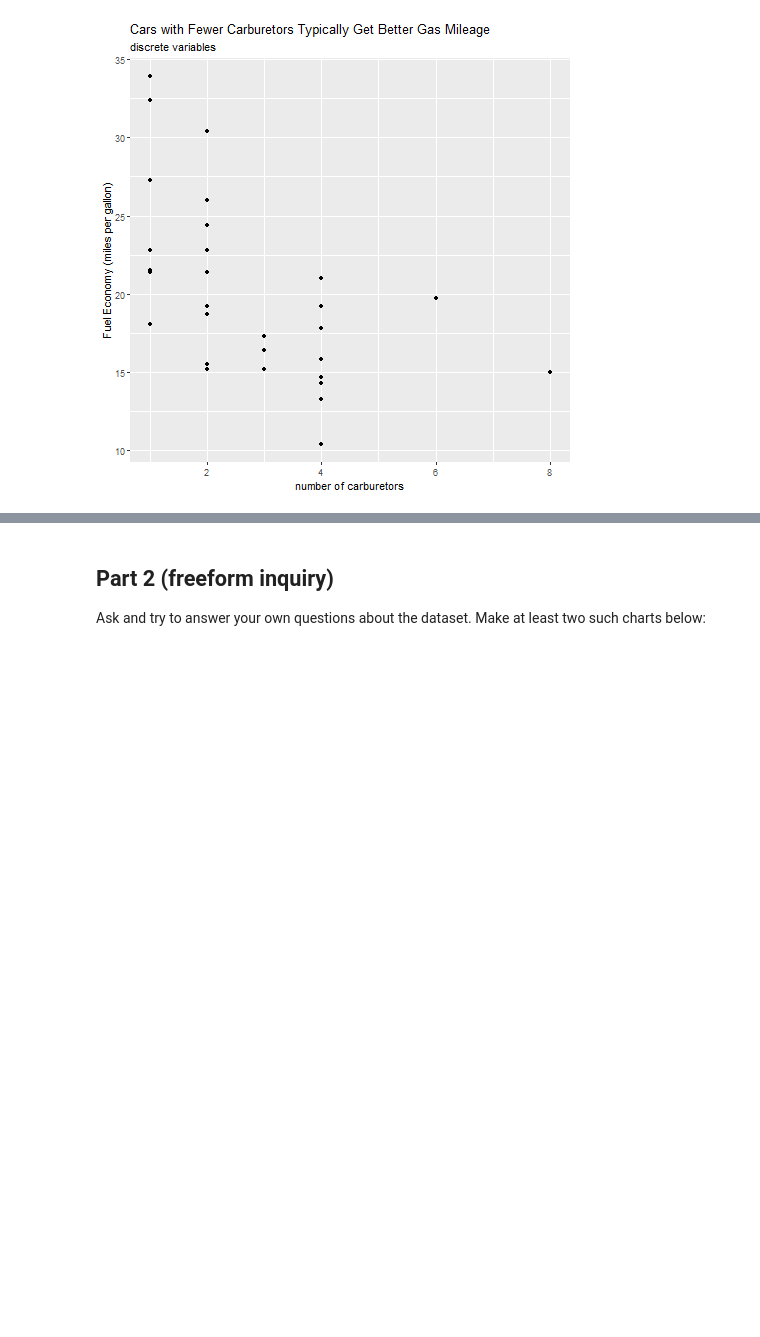
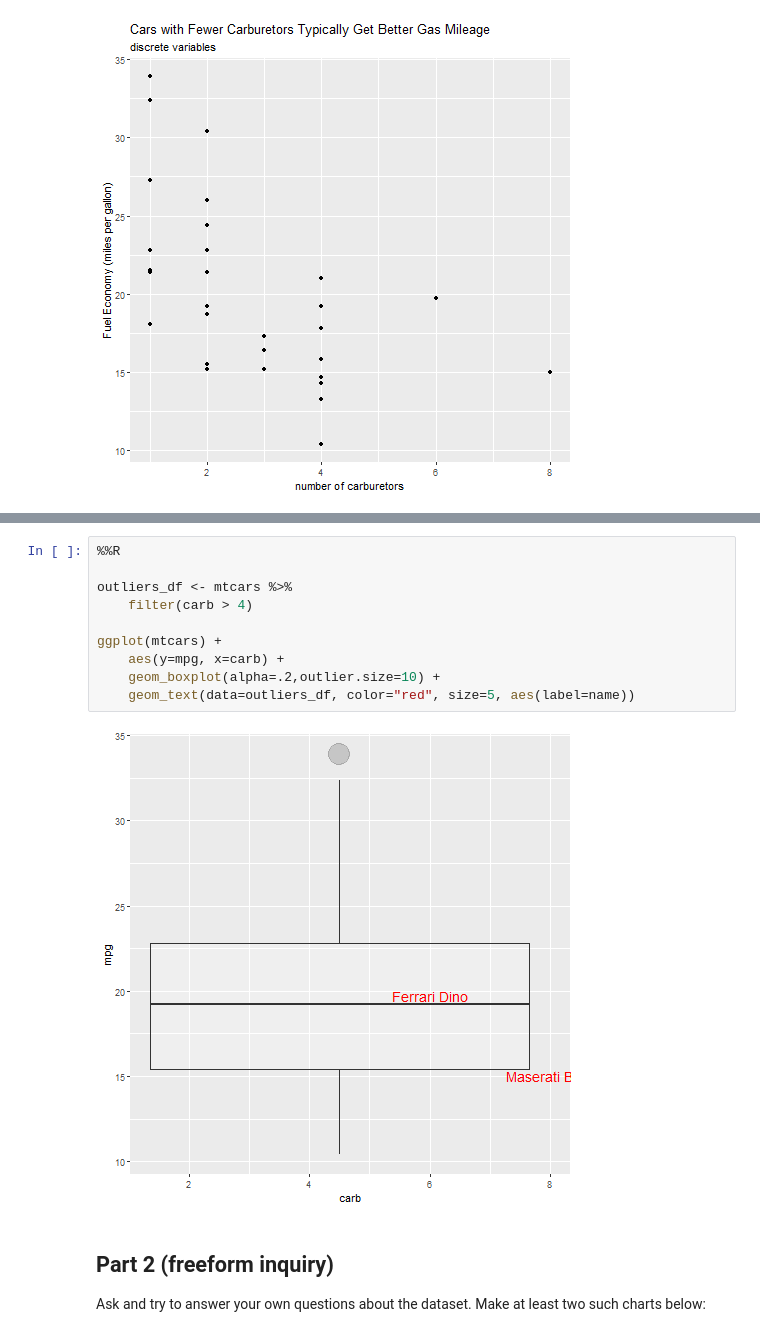
Before and after one commit to data4news-students/mtcars-exploratory-juhanarossi, a Jupyter notebook: notebook.ipynb, the cells around one changed output, grey strips where cells are left out. Cells and saved outputs as stored; diff of their text form; blank space fills up the shorter version.

```diff
--- a/notebook.ipynb
+++ b/notebook.ipynb
@@ -233,3 +291,15 @@ ggplot(mtcars) +
+# %%
+%%R
+
+outliers_df <- mtcars %>%
+    filter(carb > 4)
+
+ggplot(mtcars) +
+    aes(y=mpg, x=carb) +
+    geom_boxplot(alpha=.2,outlier.size=10) +
+    geom_text(data=outliers_df, color="red", size=5, aes(label=name))
+# %% [output]
+[figure, added]
 # %% [markdown]
 ## Part 2 (freeform inquiry)
 Ask and try to answer your own questions about the dataset. Make at least two such charts below:
```
Also changed, not shown: parts of 21 cells of this notebook.
